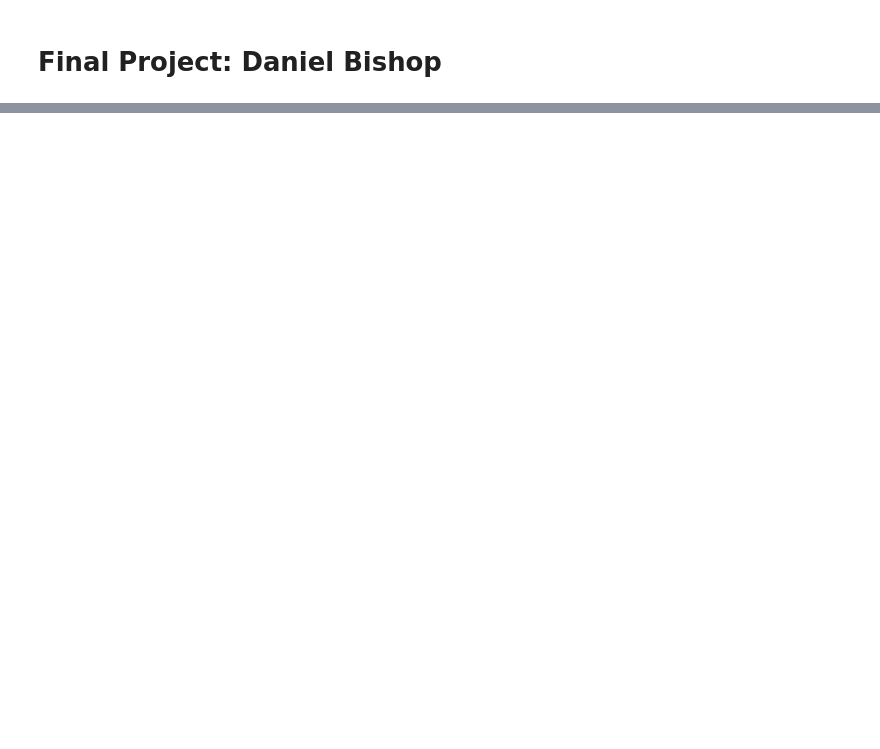
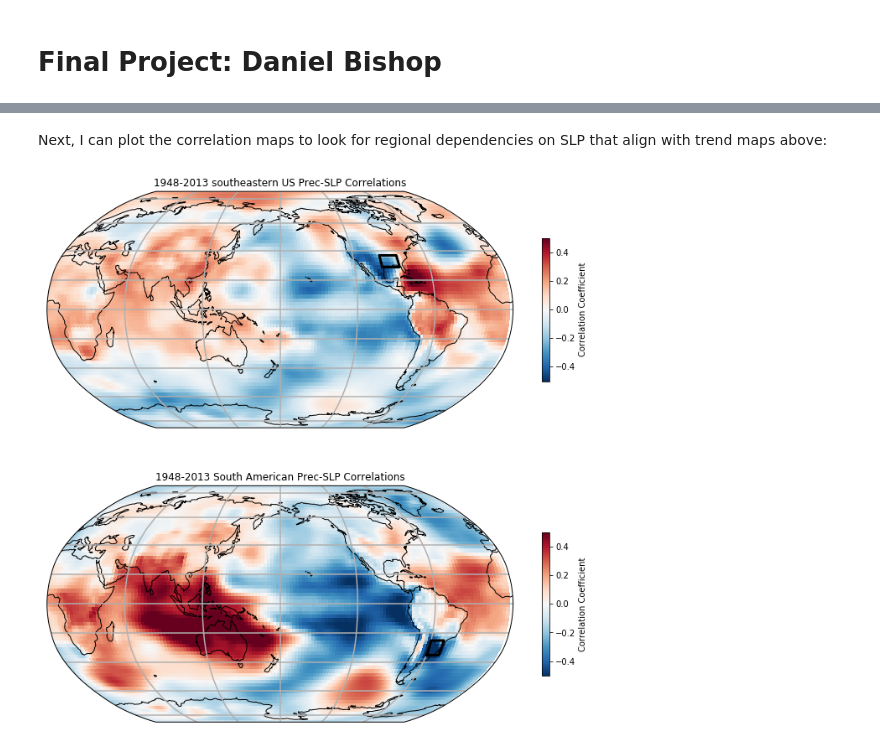
Before and after one commit to danielabishop/FinalProject, a Jupyter notebook: Bishop_FinalProject.ipynb, the cells around one changed output, grey strips where cells are left out. Drawn from its saved outputs; the diff is of its cells as text; code cells hidden in the pictures; blank space fills up the shorter version.

Commit message:
Final Project - Presentation Upload

```diff
--- a/Bishop_FinalProject.ipynb
+++ b/Bishop_FinalProject.ipynb
@@ -325,0 +193,37 @@ ax[2].plot([290,310,310,290,290],[-10,-10,5,5,-10],'k-');
+# %% [markdown]
+Next, I can plot the correlation maps to look for regional dependencies on SLP that align with trend maps above:
+# %%
+#Fall correlation plots for precipitation and SLP
+fig = plt.figure(figsize=(10,10))  #Initialize figure size
+#Initialize 2 subplots, assign to variable names ax
+ax = fig.subplots(nrows=2,subplot_kw={'projection': ccrs.Robinson(central_longitude=180)})  #Robinson projection used
+
+#Plot colormap of southeastern US correlations
+cbp1 = ax[0].pcolormesh(corrSEUS.lon.values,corrSEUS.lat.values,corrSEUS.values,vmin=-.5,vmax=.5,
+                        cmap='RdBu_r',transform=ccrs.PlateCarree());  #Transform: geographical to Robinson
+#Add box outlining SE-US region
+ax[0].plot([360-98,360-84,360-84,360-98,360-98],[29,29,37,37,29],'k-',linewidth=3,transform=ccrs.PlateCarree());
+#Add and format colorbar
+cbar1 = fig.colorbar(cbp1,ax=ax[0],shrink=.5);
+cbar1.set_label('Correlation Coefficient')
+
+#Plot colormap of South American correlations
+cbp2 = ax[1].pcolormesh(corrSA.lon.values,corrSA.lat.values,corrSA.values,vmin=-.5,vmax=.5,
+                        cmap='RdBu_r',transform=ccrs.PlateCarree());  #Transform: geographical to Robinson
+#Add box outlining SA region
+ax[1].plot([300,310,310,300,300],[-35,-35,-25,-25,-35],'k-',linewidth=3,transform=ccrs.PlateCarree());
+#Add and format colorbar
+cbar2 = fig.colorbar(cbp2,ax=ax[1],shrink=.5);
+cbar2.set_label('Correlation Coefficient')
+
+ax[0].coastlines()  #Add coastlines
+ax[1].coastlines()  #Add coastlines
+ax[0].gridlines(linewidth=1.5);  #Add gridlines
+ax[1].gridlines(linewidth=1.5);  #Add gridlines
+#Add titles
+ax[0].set_title('1948-2013 southeastern US Prec-SLP Correlations');
+ax[1].set_title('1948-2013 South American Prec-SLP Correlations');
+
+plt.tight_layout()  #Space subplots adequately
+# %% [output]
+[figure, added]
```
Also changed, not shown: parts of 53 cells of this notebook.
